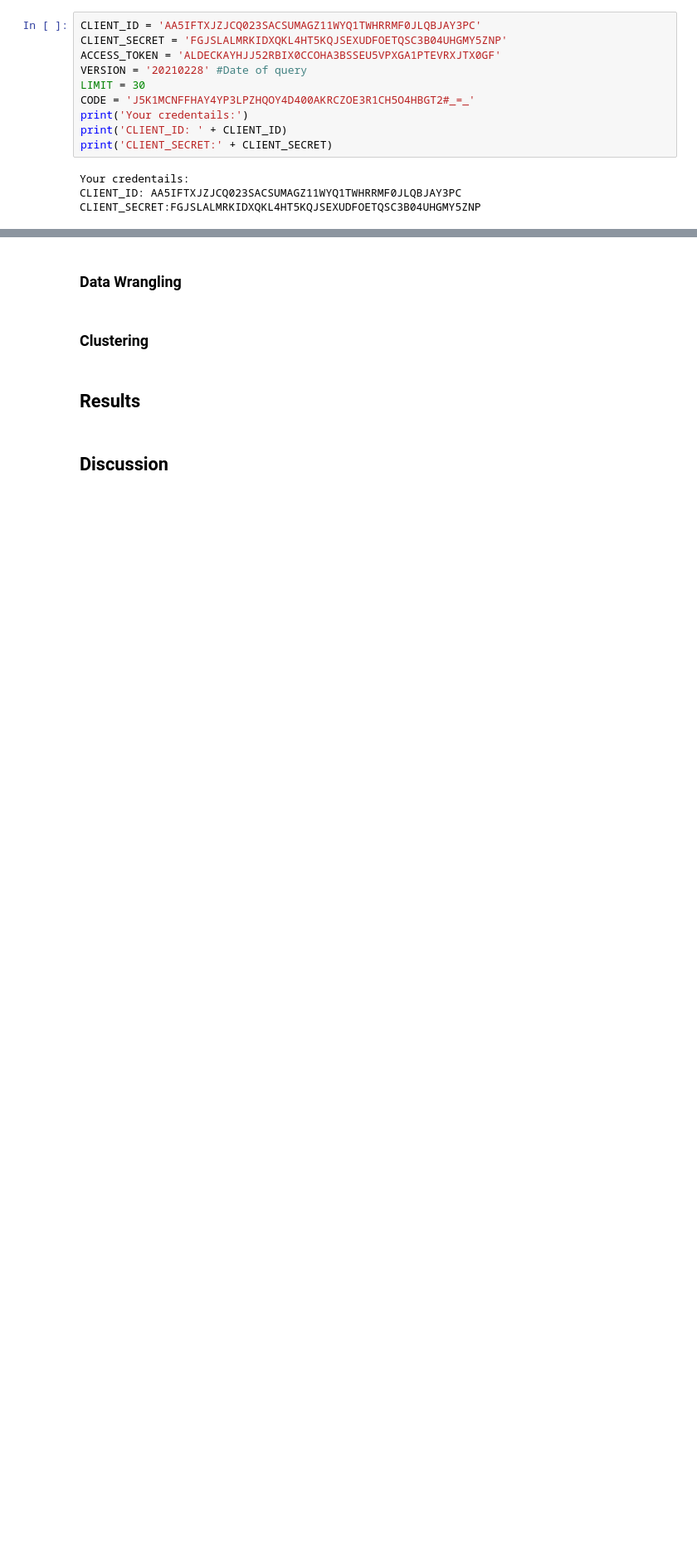
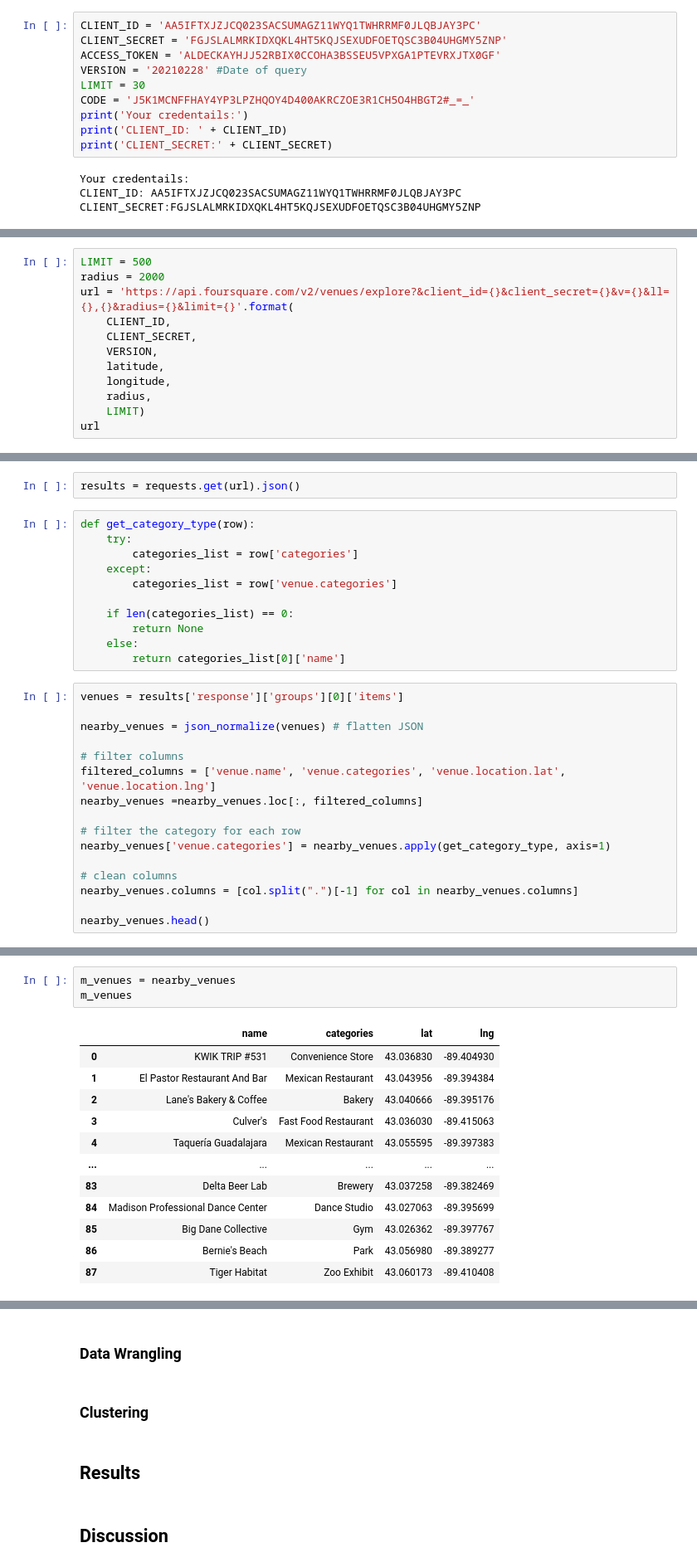
Before and after one commit to georgejordan3/IBM_Capstone, a Jupyter notebook: Bicycle_Cities.ipynb, the cells around one changed output, grey strips where cells are left out. Shown at 83% size. Cells and saved outputs as stored; diff of their text form; blank space fills up the shorter version.

```diff
--- a/Bicycle_Cities.ipynb
+++ b/Bicycle_Cities.ipynb
@@ -133,0 +189,12 @@ dataframe.head()
+# %%
+LIMIT = 500
+radius = 2000
+url = 'https://api.foursquare.com/v2/venues/explore?&client_id={}&client_secret={}&v={}&ll={},{}&radius={}&limit={}'.format(
+    CLIENT_ID,
+    CLIENT_SECRET,
+    VERSION,
+    latitude,
+    longitude,
+    radius,
+    LIMIT)
+url
@@ -133,0 +203,29 @@ dataframe.head()
+# %%
+results = requests.get(url).json()
+# %%
+def get_category_type(row):
+    try:
+        categories_list = row['categories']
+    except:
+        categories_list = row['venue.categories']
+
+    if len(categories_list) == 0:
+        return None
+    else:
+        return categories_list[0]['name']
+# %%
+venues = results['response']['groups'][0]['items']
+
+nearby_venues = json_normalize(venues) # flatten JSON
+
+# filter columns
+filtered_columns = ['venue.name', 'venue.categories', 'venue.location.lat', 'venue.location.lng']
+nearby_venues =nearby_venues.loc[:, filtered_columns]
+
+# filter the category for each row
+nearby_venues['venue.categories'] = nearby_venues.apply(get_category_type, axis=1)
+
+# clean columns
+nearby_venues.columns = [col.split(".")[-1] for col in nearby_venues.columns]
+
+nearby_venues.head()
@@ -133,0 +239,16 @@ dataframe.head()
+# %%
+m_venues = nearby_venues
+m_venues
+# %% [output]
+|  | name | categories | lat | lng |
+| 0 | KWIK TRIP #531 | Convenience Store | 43.036830 | -89.404930 |
+| 1 | El Pastor Restaurant And Bar | Mexican Restaurant | 43.043956 | -89.394384 |
+| 2 | Lane's Bakery & Coffee | Bakery | 43.040666 | -89.395176 |
+| 3 | Culver's | Fast Food Restaurant | 43.036030 | -89.415063 |
+| 4 | Taquería Guadalajara | Mexican Restaurant | 43.055595 | -89.397383 |
+| ... | ... | ... | ... | ... |
+| 83 | Delta Beer Lab | Brewery | 43.037258 | -89.382469 |
+| 84 | Madison Professional Dance Center | Dance Studio | 43.027063 | -89.395699 |
+| 85 | Big Dane Collective | Gym | 43.026362 | -89.397767 |
+| 86 | Bernie's Beach | Park | 43.056980 | -89.389277 |
+| 87 | Tiger Habitat | Zoo Exhibit | 43.060173 | -89.410408 |
```
Also changed, not shown: parts of 37 cells of this notebook.
